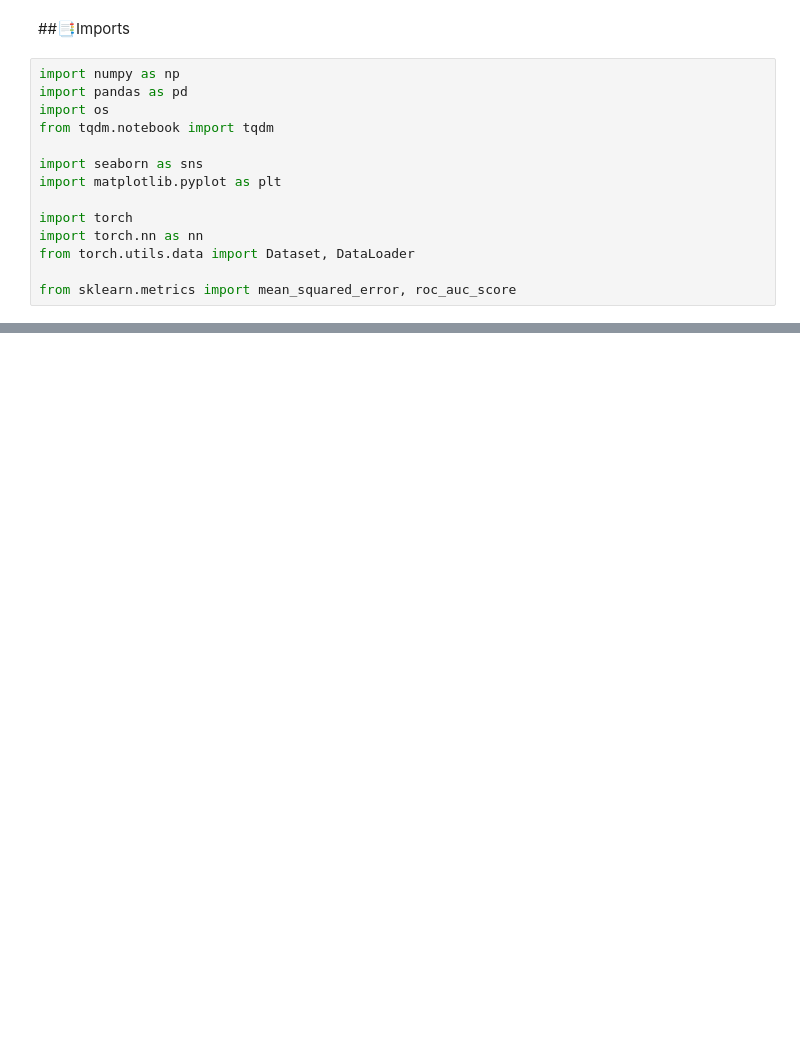
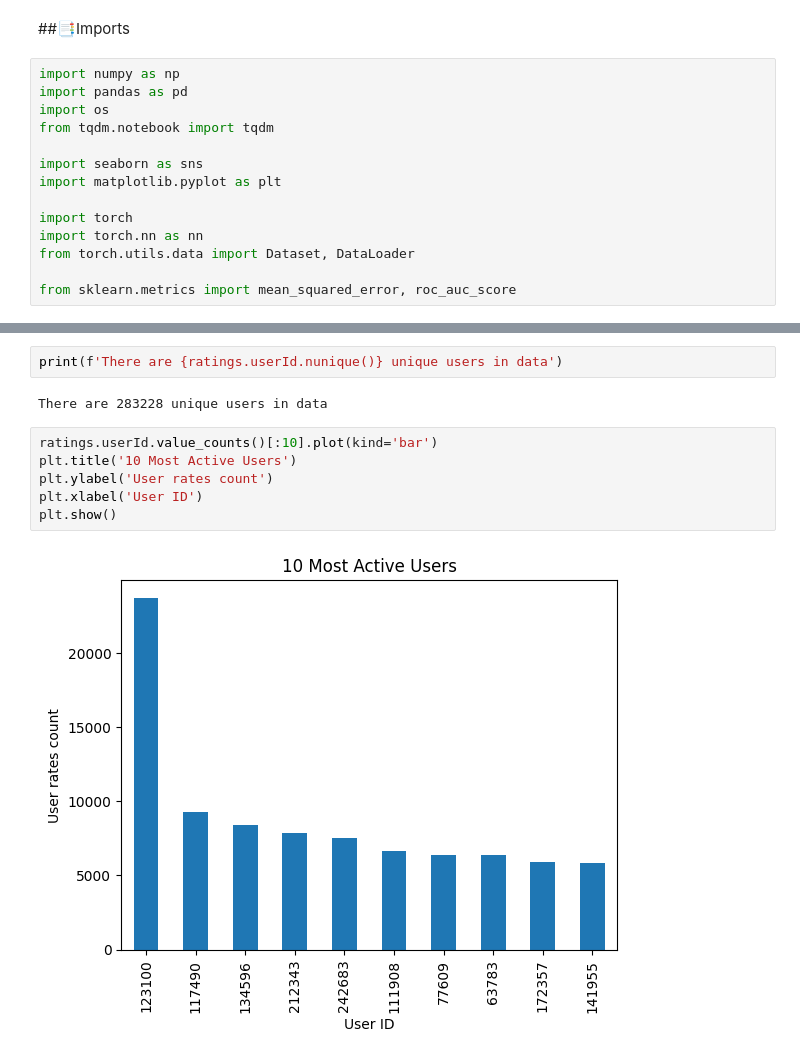
Before and after one commit to MyNameIsEldar/Movie_Recommender, a Jupyter notebook: rec_system.ipynb, the cells around one changed output, grey strips where cells are left out. Cells and saved outputs as stored; diff of their text form; blank space fills up the shorter version.

```diff
--- a/rec_system.ipynb
+++ b/rec_system.ipynb
@@ -31,0 +120,12 @@ from sklearn.metrics import mean_squared_error, roc_auc_score
+# %%
+print(f'There are {ratings.userId.nunique()} unique users in data')
+# %% [output]
+There are 283228 unique users in data
+# %%
+ratings.userId.value_counts()[:10].plot(kind='bar')
+plt.title('10 Most Active Users')
+plt.ylabel('User rates count')
+plt.xlabel('User ID')
+plt.show()
+# %% [output]
+[figure, added]
```
Also changed, not shown: parts of 15 cells of this notebook.
